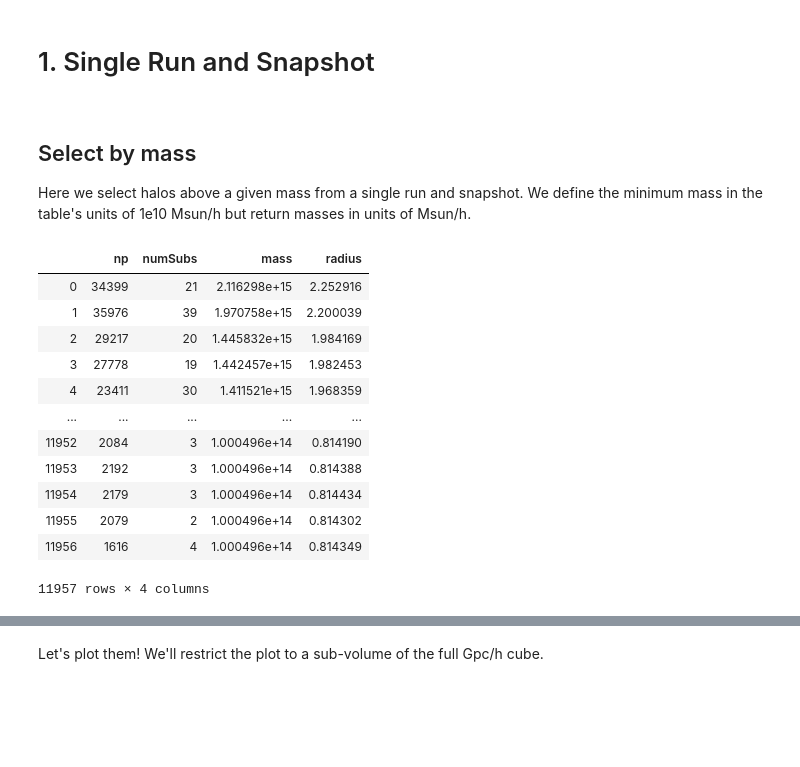
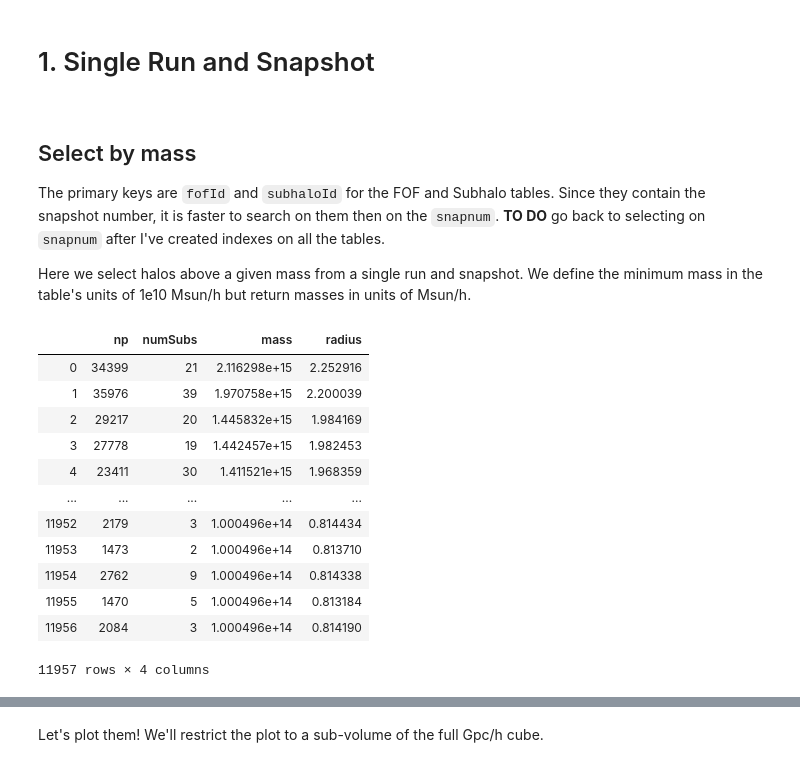
Before and after one commit to bfalck/indra-tools, a Jupyter notebook: database_examples.ipynb, the cells around one changed output, grey strips where cells are left out. Cells and saved outputs as stored; diff of their text form; code cells hidden in the pictures; blank space fills up the shorter version.

```diff
--- a/database_examples.ipynb
+++ b/database_examples.ipynb
@@ -65,27 +69,32 @@ Note that the masses are in units of 1e10 Msun/h (unlike the binary catalog), ra
 <a id="key1"></a>
 # %% [markdown]
 ## Select by mass
-<a id="key2"></a>
+<a id="singlemass"></a>
+
+The primary keys are `fofId` and `subhaloId` for the FOF and Subhalo tables. Since they contain the snapshot number, it is faster to search on them then on the `snapnum`. **TO DO** go back to selecting on `snapnum` after I've created indexes on all the tables.
 
 Here we select halos above a given mass from a single run and snapshot. We define the minimum mass in the table's units of 1e10 Msun/h but return masses in units of Msun/h.
+# %%
+bigNumFOF = np.int(1e10)
+bigNumSub = np.int(1e3)*bigNumFOF
 # %%
-minmass = 10000.  # So minmass = 1e4 corresponds to 1e14 Msun/h.
-sql = """select np, numSubs, m_crit200*1.0e10 as mass, r_crit200 as radius from {table}
-    where snapnum = {snapnum} and m_crit200 > {minmass}
+minmass = 10000.  # minmass = 1e4 corresponds to 1e14 Msun/h.
+sql = f"""select np, numSubs, m_crit200*1.0e10 as mass, r_crit200 as radius from {tablename_fof}
+    where fofId between {snapnum}*{bigNumFOF} and {snapnum+1}*{bigNumFOF-1} and m_crit200 > {minmass}
     order by mass desc
-""".format(table=tablename_fof,snapnum=snapnum,minmass=minmass)
+"""
 cj.executeQuery(sql,context)
 # %% [output]
 |  | np | numSubs | mass | radius |
 | 0 | 34399 | 21 | 2.116298e+15 | 2.252916 |
 | 1 | 35976 | 39 | 1.970758e+15 | 2.200039 |
 | 2 | 29217 | 20 | 1.445832e+15 | 1.984169 |
 | 3 | 27778 | 19 | 1.442457e+15 | 1.982453 |
 | 4 | 23411 | 30 | 1.411521e+15 | 1.968359 |
 | ... | ... | ... | ... | ... |
-| 11952 | 2084 | 3 | 1.000496e+14 | 0.814190 |
-| 11953 | 2192 | 3 | 1.000496e+14 | 0.814388 |
-| 11954 | 2179 | 3 | 1.000496e+14 | 0.814434 |
-| 11955 | 2079 | 2 | 1.000496e+14 | 0.814302 |
-| 11956 | 1616 | 4 | 1.000496e+14 | 0.814349 |
+| 11952 | 2179 | 3 | 1.000496e+14 | 0.814434 |
+| 11953 | 1473 | 2 | 1.000496e+14 | 0.813710 |
+| 11954 | 2762 | 9 | 1.000496e+14 | 0.814338 |
+| 11955 | 1470 | 5 | 1.000496e+14 | 0.813184 |
+| 11956 | 2084 | 3 | 1.000496e+14 | 0.814190 |
 11957 rows × 4 columns
```
Also changed, not shown: parts of 19 cells of this notebook.
